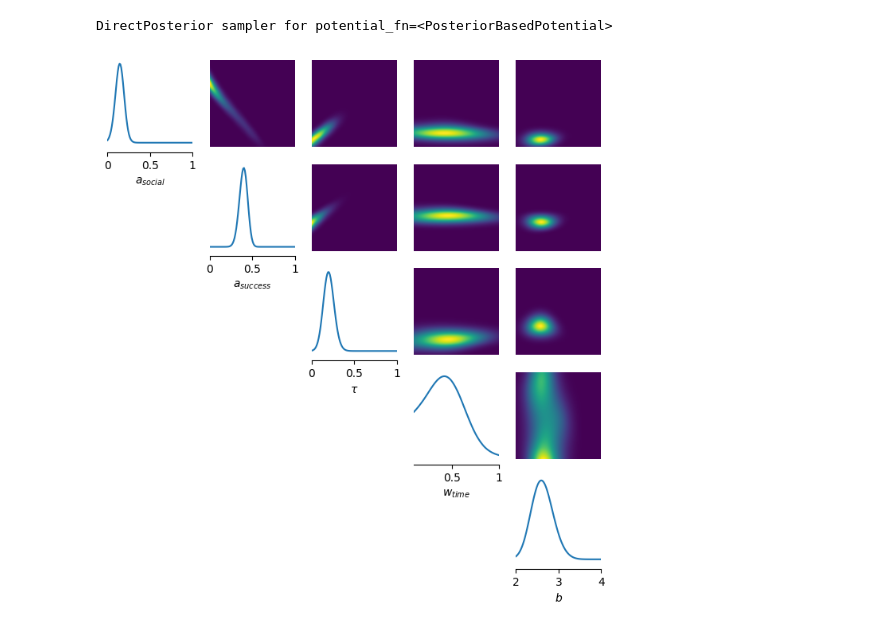
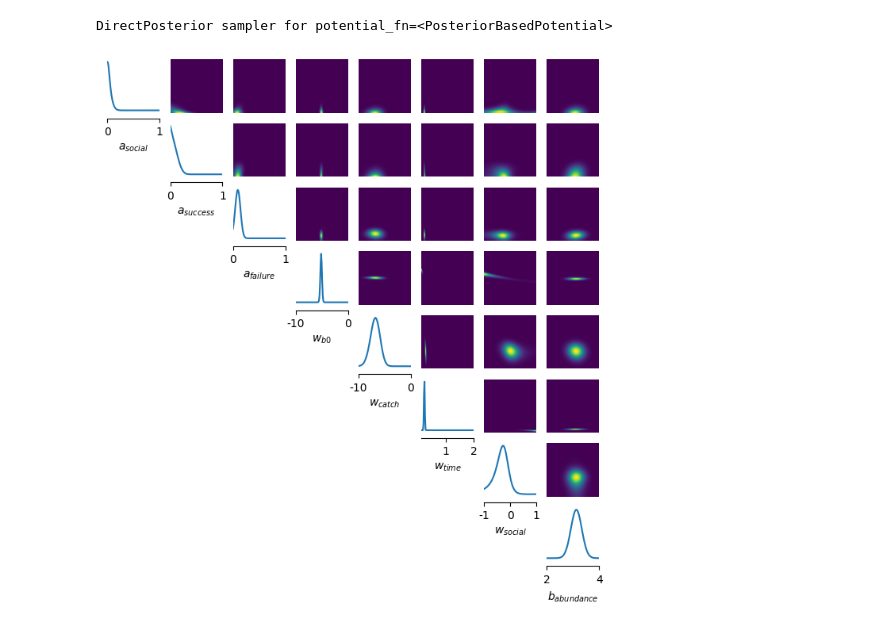
Before and after one commit to vagechirkov/IceFishingABM-MESA, a Jupyter notebook: sbi_inference/inference_pipeline.ipynb, the cells around one changed output. Cells and saved outputs as stored; diff of their text form; code cells hidden in the pictures.

```diff
--- a/sbi_inference/inference_pipeline.ipynb
+++ b/sbi_inference/inference_pipeline.ipynb
@@ -152,13 +355,33 @@ posterior.set_default_x(x_obs)
 # %% [output]
 DirectPosterior sampler for potential_fn=<PosteriorBasedPotential>
 # %%
+PARAM_LABS = [
+    r"$a_{social}$",
+    r"$a_{success}$",
+    r"$a_{failure}$",
+    # r"$a_{locality}$",
+    r"$w_{b0}$",
+    r"$w_{catch}$",
+    r"$w_{time}$",
+    r"$w_{social}$",
+    r"$b_{abundance}$"
+]
+
+LIMS = [
+    [0, 1], [0, 1], [0, 1], # [0, 1],
+    # , [0.1, 1.0]
+    [-10, 0], [-10, 0], [0.1, 2.0], [-1.0, 1.0],
+    [2, 4]
+]
+
 _ = conditional_pairplot(
     density=posterior,
     resolution=100,
-    condition=torch.as_tensor([[0.25, 0.5, 0.1, 0.8, 3.5]]),  # , 0.25
+    # condition=torch.as_tensor([[0.25, 0.25, 0.25, 0.1, 0.8, -0.33, 3.5]]),  # , 0.25 # 3.5
+    condition=torch.as_tensor([[0.1, 0.1, 0.1, -5, -2, 0.25, 0.0, 3.0]]),  # , 0.25 # 3.5
     limits=LIMS,
     figsize=(8, 8),
     labels=PARAM_LABS
 )
 # %% [output]
-[figure, old version]
+[figure, new version]
```
Also changed, not shown: parts of 17 cells of this notebook, 4 other files.
